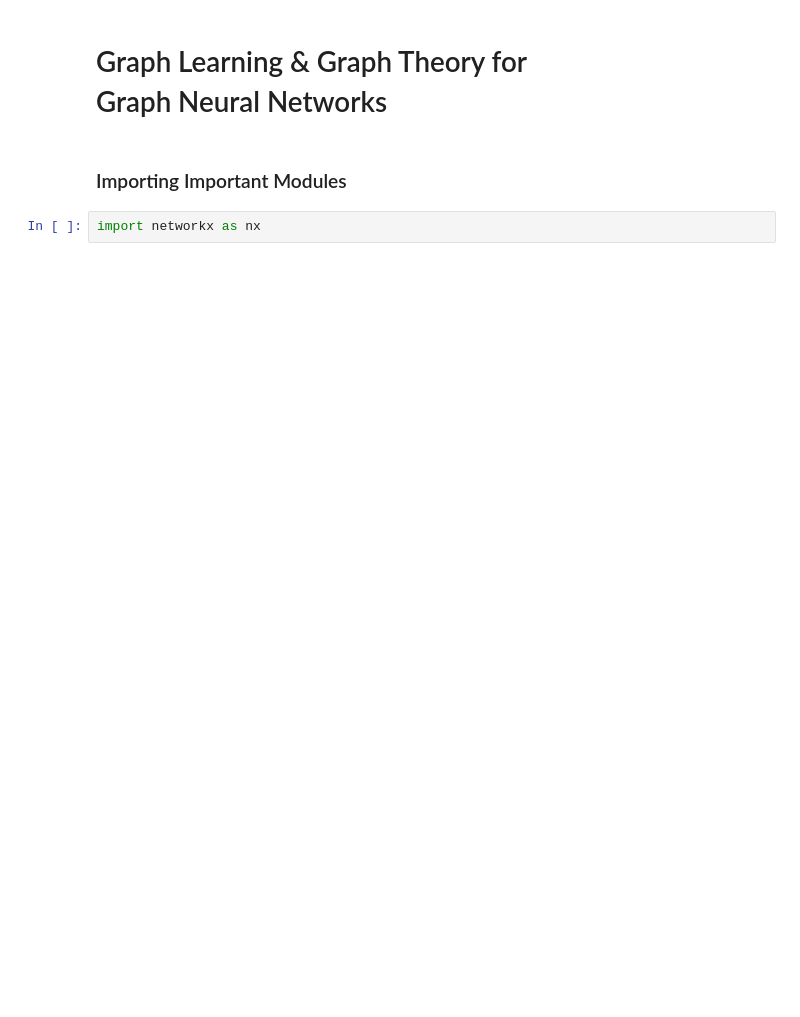
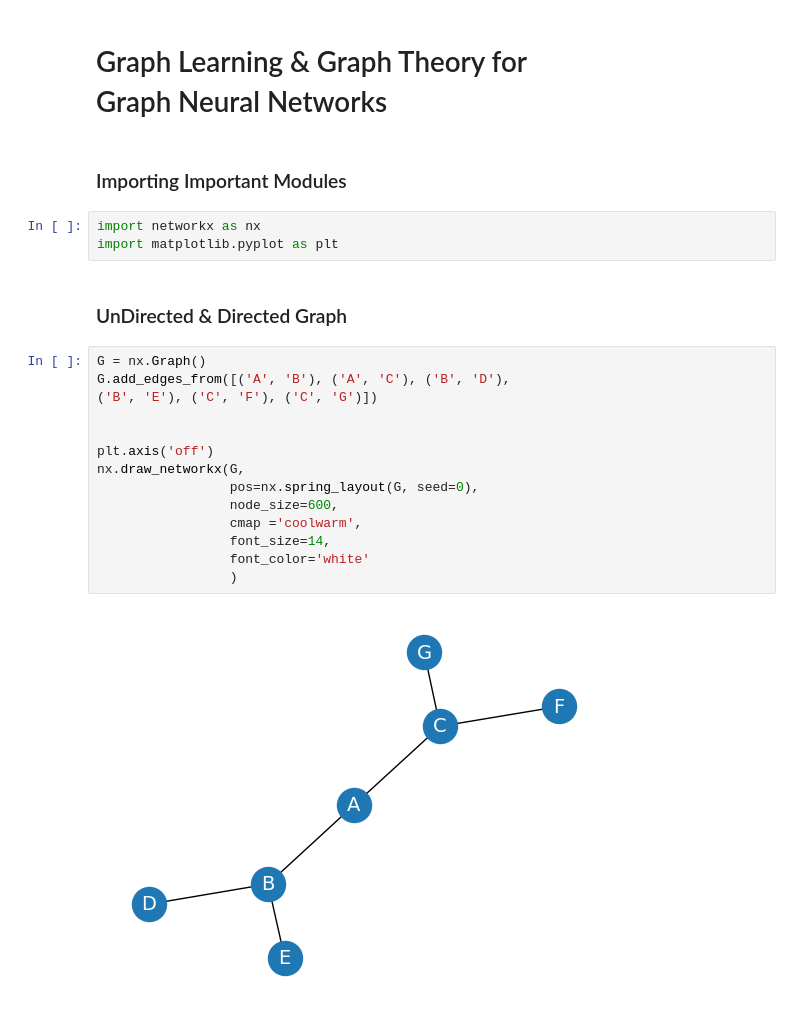
Before and after one commit to gojousatoru007/Graph-Neural-Networks, a Jupyter notebook: Graph Learning.ipynb, the cells around one changed output. Saved outputs shown, nothing was run; the diff lists cells and outputs as text; blank space fills up the shorter version.

```diff
--- a/Graph Learning.ipynb
+++ b/Graph Learning.ipynb
@@ -4,3 +4,22 @@
 ### Importing Important Modules
 # %%
 import networkx as nx
+import matplotlib.pyplot as plt
+# %% [markdown]
+### UnDirected & Directed Graph
+# %%
+G = nx.Graph()
+G.add_edges_from([('A', 'B'), ('A', 'C'), ('B', 'D'),
+('B', 'E'), ('C', 'F'), ('C', 'G')])
+
+
+plt.axis('off')
+nx.draw_networkx(G,
+                 pos=nx.spring_layout(G, seed=0),
+                 node_size=600,
+                 cmap ='coolwarm',
+                 font_size=14,
+                 font_color='white'
+                 )
+# %% [output]
+[figure, added]
```
Also changed, not shown: parts of 10 cells of this notebook, 3 other files.
